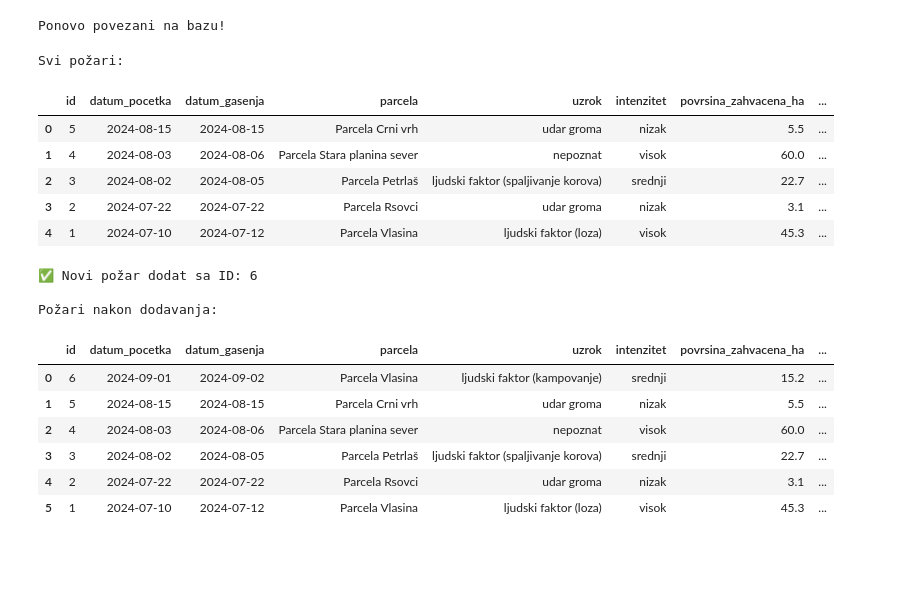
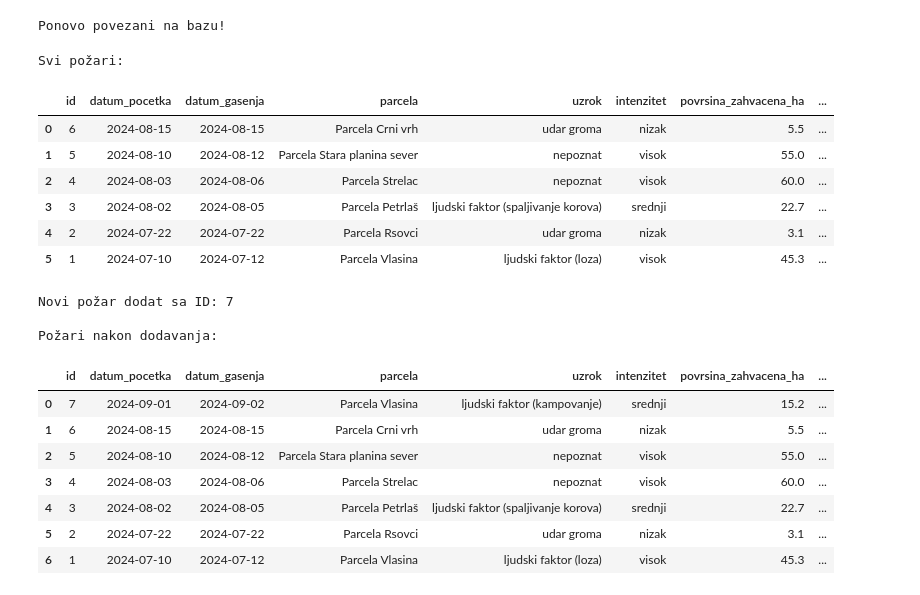
Before and after one commit to markoviicmilica/GEO_projekat, a Jupyter notebook: sumski_pozari.ipynb, the cells around one changed output. Drawn from its saved outputs; the diff is of its cells as text; code cells hidden in the pictures; blank space fills up the shorter version.

```diff
--- a/sumski_pozari.ipynb
+++ b/sumski_pozari.ipynb
@@ -291,11 +295,13 @@ print(f" Uneto {len(meteo_podaci)} meteo merenja!")
 # Unos podataka u tabelu šumski požari
 
 pozari = [
-    ("2024-07-10", "2024-07-12", 1, "ljudski faktor (loza)", "visok", 45.30, 18),
-    ("2024-07-22", "2024-07-22", 2, "udar groma", "nizak", 3.10, 6),
-    ("2024-08-02", "2024-08-05", 3, "ljudski faktor (spaljivanje korova)", "srednji", 22.70, 12),
-    ("2024-08-03", "2024-08-06", 5, "nepoznat", "visok", 60.00, 25),
-    ("2024-08-15", "2024-08-15", 6, "udar groma", "nizak", 5.50, 8),
+    # datum_poc,    datum_gas,    parcela_id, uzrok,                            intenzitet, povrsina, vatrogasci
+    ("2024-07-10", "2024-07-12", 1, "ljudski faktor (loza)",                    "visok",   45.30, 18),
+    ("2024-07-22", "2024-07-22", 2, "udar groma",                               "nizak",    3.10,  6),
+    ("2024-08-02", "2024-08-05", 3, "ljudski faktor (spaljivanje korova)",       "srednji", 22.70, 12),
+    ("2024-08-03", "2024-08-06", 4, "nepoznat",                                 "visok",   60.00, 25),
+    ("2024-08-10", "2024-08-12", 5, "nepoznat",                                 "visok",   55.00, 22),
+    ("2024-08-15", "2024-08-15", 6, "udar groma",                               "nizak",    5.50,  8),
 ]
 
 for datum_poc, datum_gas, parcela_id, uzrok, intenzitet, povrsina, vatrogasci in pozari:
@@ -307,5 +313,5 @@ for datum_poc, datum_gas, parcela_id, uzrok, intenzitet, povrsina, vatrogasci in
     """, (datum_poc, datum_gas, parcela_id, uzrok, intenzitet, povrsina, vatrogasci))
 
 conn.commit()
-print(" Uneto 5 požara")
+print("Uneto 6 požara (sve parcele pokrivene)")
 # %% [output]
@@ -397,58 +411,68 @@ display(df_pozari)
 # %% [output]
 Svi požari:
 |  | id | datum_pocetka | datum_gasenja | parcela | uzrok | intenzitet | povrsina_zahvacena_ha | ... |
-| 0 | 5 | 2024-08-15 | 2024-08-15 | Parcela Crni vrh | udar groma | nizak | 5.5 | ... |
-| 1 | 4 | 2024-08-03 | 2024-08-06 | Parcela Stara planina sever | nepoznat | visok | 60.0 | ... |
-| 2 | 3 | 2024-08-02 | 2024-08-05 | Parcela Petrlaš | ljudski faktor (spaljivanje korova) | srednji | 22.7 | ... |
-| 3 | 2 | 2024-07-22 | 2024-07-22 | Parcela Rsovci | udar groma | nizak | 3.1 | ... |
-| 4 | 1 | 2024-07-10 | 2024-07-12 | Parcela Vlasina | ljudski faktor (loza) | visok | 45.3 | ... |
+| 0 | 6 | 2024-08-15 | 2024-08-15 | Parcela Crni vrh | udar groma | nizak | 5.5 | ... |
+| 1 | 5 | 2024-08-10 | 2024-08-12 | Parcela Stara planina sever | nepoznat | visok | 55.0 | ... |
+| 2 | 4 | 2024-08-03 | 2024-08-06 | Parcela Strelac | nepoznat | visok | 60.0 | ... |
+| 3 | 3 | 2024-08-02 | 2024-08-05 | Parcela Petrlaš | ljudski faktor (spaljivanje korova) | srednji | 22.7 | ... |
+| 4 | 2 | 2024-07-22 | 2024-07-22 | Parcela Rsovci | udar groma | nizak | 3.1 | ... |
+| 5 | 1 | 2024-07-10 | 2024-07-12 | Parcela Vlasina | ljudski faktor (loza) | visok | 45.3 | ... |
 # %%
 # Crud operacija create
 
-def dodaj_pozar(datum_pocetka, datum_gasenja, parcela_id, uzrok, intenzitet, povrsina, vatrogasci):
-    """Dodaje novi požar u bazu"""
+def dodaj_pozar(conn, cur, datum_pocetka, datum_gasenja, parcela_id,
+                uzrok, intenzitet, povrsina, vatrogasci):
+    # Validacija
+    if datum_gasenja and datum_gasenja < datum_pocetka:
+        print("Datum gašenja ne može biti pre datuma početka!")
+        return None
+    if povrsina <= 0:
+        print("Površina mora biti pozitivna!")
+        return None
+
     try:
         cur.execute("""
             INSERT INTO pozari
             (datum_pocetka, datum_gasenja, parcela_id, uzrok, intenzitet,
              povrsina_zahvacena_ha, broj_angazovanih_vatrogasaca)
             VALUES (%s, %s, %s, %s, %s, %s, %s)
             RETURNING id
-        """, (datum_pocetka, datum_gasenja, parcela_id, uzrok, intenzitet, povrsina, vatrogasci))
+        """, (datum_pocetka, datum_gasenja, parcela_id, uzrok,
+              intenzitet, povrsina, vatrogasci))
         conn.commit()
         novi_id = cur.fetchone()[0]
-        print(f"✅ Novi požar dodat sa ID: {novi_id}")
+        print(f"Novi požar dodat sa ID: {novi_id}")
         return novi_id
     except Exception as e:
-        print(f" Greška: {e}")
+        conn.rollback()
+        print(f"Greška pri dodavanju: {e}")
         return None
 
-# Primer - dodajemo novi požar
-dodaj_pozar(
+novi_id = dodaj_pozar(
+    conn, cur,
     datum_pocetka="2024-09-01",
     datum_gasenja="2024-09-02",
     parcela_id=1,
     uzrok="ljudski faktor (kampovanje)",
     intenzitet="srednji",
     povrsina=15.20,
     vatrogasci=10
 )
 
-# Proveravamo da li je dodat
-df_pozari = citaj_sve_pozare()
 print("\nPožari nakon dodavanja:")
-display(df_pozari)
+display(citaj_sve_pozare())
 # %% [output]
-✅ Novi požar dodat sa ID: 6
+Novi požar dodat sa ID: 7
 
 Požari nakon dodavanja:
 |  | id | datum_pocetka | datum_gasenja | parcela | uzrok | intenzitet | povrsina_zahvacena_ha | ... |
-| 0 | 6 | 2024-09-01 | 2024-09-02 | Parcela Vlasina | ljudski faktor (kampovanje) | srednji | 15.2 | ... |
-| 1 | 5 | 2024-08-15 | 2024-08-15 | Parcela Crni vrh | udar groma | nizak | 5.5 | ... |
-| 2 | 4 | 2024-08-03 | 2024-08-06 | Parcela Stara planina sever | nepoznat | visok | 60.0 | ... |
-| 3 | 3 | 2024-08-02 | 2024-08-05 | Parcela Petrlaš | ljudski faktor (spaljivanje korova) | srednji | 22.7 | ... |
-| 4 | 2 | 2024-07-22 | 2024-07-22 | Parcela Rsovci | udar groma | nizak | 3.1 | ... |
-| 5 | 1 | 2024-07-10 | 2024-07-12 | Parcela Vlasina | ljudski faktor (loza) | visok | 45.3 | ... |
+| 0 | 7 | 2024-09-01 | 2024-09-02 | Parcela Vlasina | ljudski faktor (kampovanje) | srednji | 15.2 | ... |
+| 1 | 6 | 2024-08-15 | 2024-08-15 | Parcela Crni vrh | udar groma | nizak | 5.5 | ... |
+| 2 | 5 | 2024-08-10 | 2024-08-12 | Parcela Stara planina sever | nepoznat | visok | 55.0 | ... |
+| 3 | 4 | 2024-08-03 | 2024-08-06 | Parcela Strelac | nepoznat | visok | 60.0 | ... |
+| 4 | 3 | 2024-08-02 | 2024-08-05 | Parcela Petrlaš | ljudski faktor (spaljivanje korova) | srednji | 22.7 | ... |
+| 5 | 2 | 2024-07-22 | 2024-07-22 | Parcela Rsovci | udar groma | nizak | 3.1 | ... |
+| 6 | 1 | 2024-07-10 | 2024-07-12 | Parcela Vlasina | ljudski faktor (loza) | visok | 45.3 | ... |
 # %%
 # Crud operacija update
 
```
Also changed, not shown: parts of 18 cells of this notebook, 14 other files.
